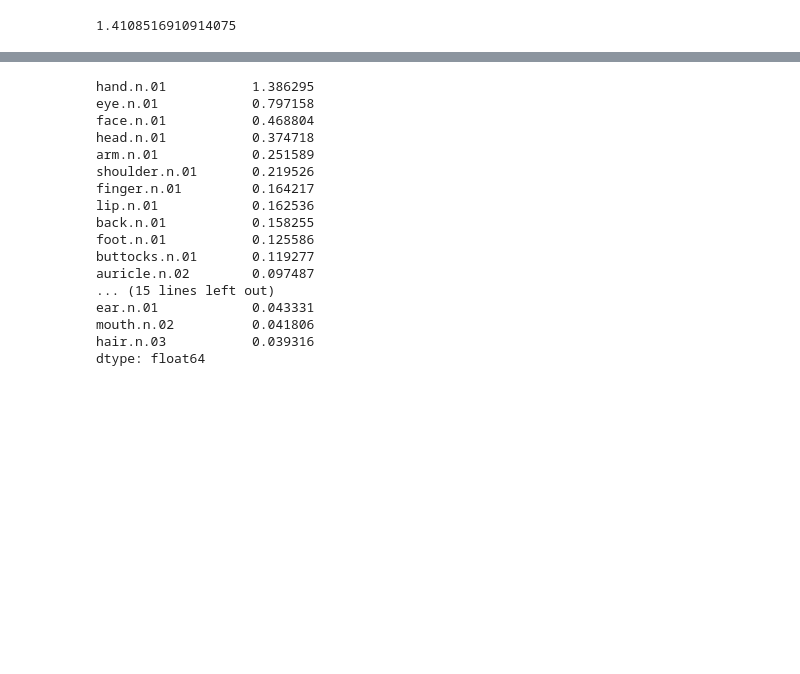
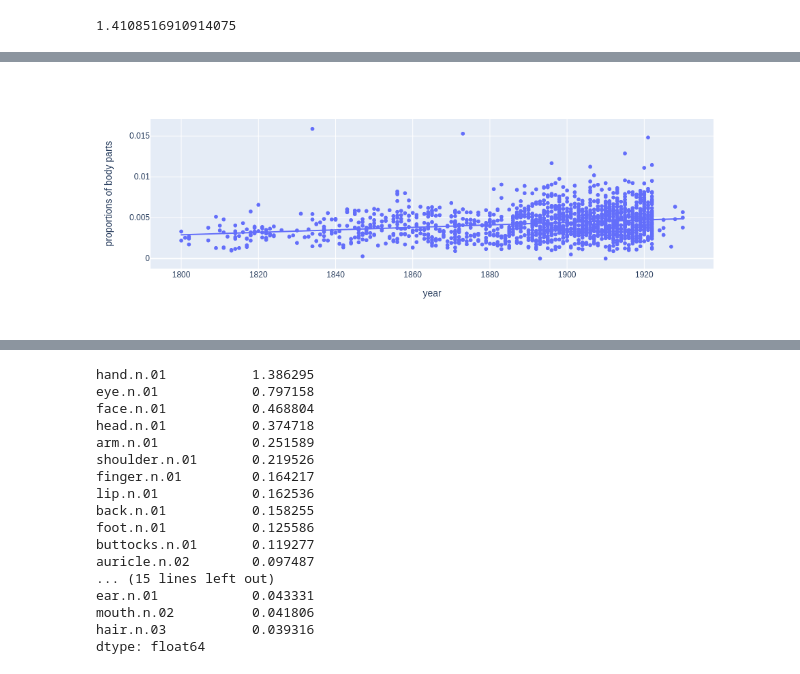
Before and after one commit to JonathanReeve/count-objects, a Jupyter notebook: analyze-body.ipynb, the cells around one changed output, grey strips where cells are left out. Saved outputs shown, nothing was run; the diff lists cells and outputs as text; code cells hidden in the pictures; blank space fills up the shorter version.

```diff
--- a/analyze-body.ipynb
+++ b/analyze-body.ipynb
@@ -78,0 +122,4 @@ other.sum()
+# %%
+proportions['sum'] = proportions.sum()
+# %%
+proportions['year'] = proportions.index.str.slice(0,4).astype(int)
@@ -78,0 +132,4 @@ other.sum()
+# %%
+sums = pd.DataFrame(proportions.sum(axis=1), columns=['proportions of body parts'])
+# %%
+sums['year'] = sums.index.str.slice(0,4).astype(int)
@@ -78,0 +152,7 @@ other.sum()
+# %%
+fig = px.scatter(sums, y='proportions of body parts', x='year', trendline='ols', hover_name=sums.index)
+fig.write_html('../includes/bodyPartDiachronic.html',
+               default_width='70%', default_height='50%', full_html=False, include_plotlyjs=False)
+fig.show()
+# %% [output]
+[figure, added]
```
Also changed, not shown: parts of 12 cells of this notebook, 2 other files.
